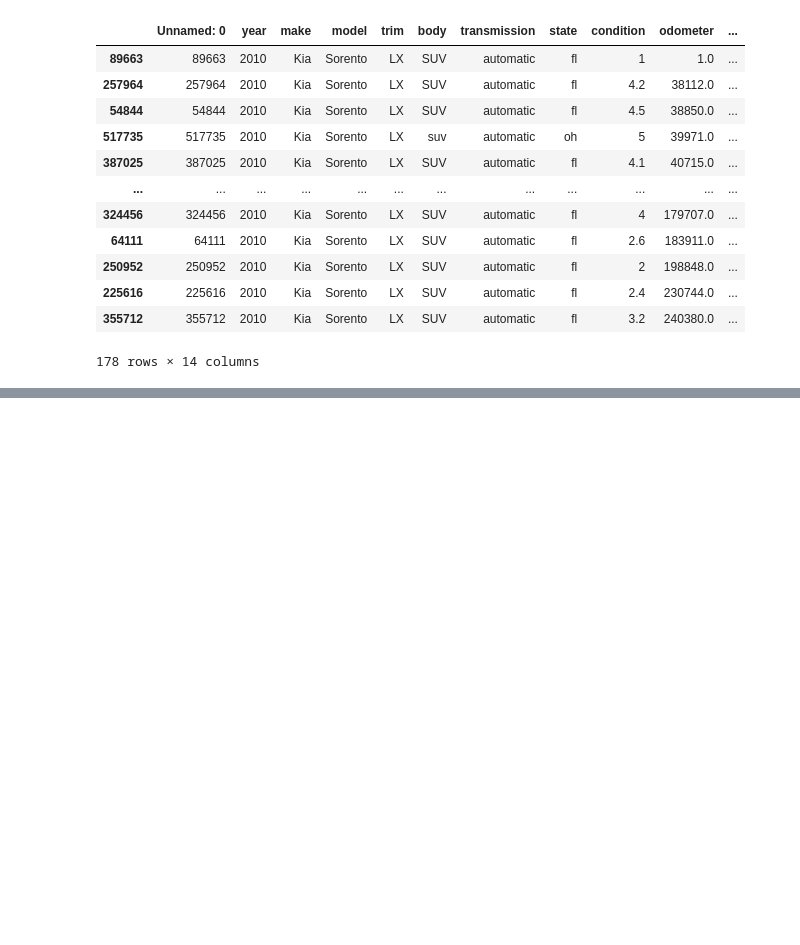
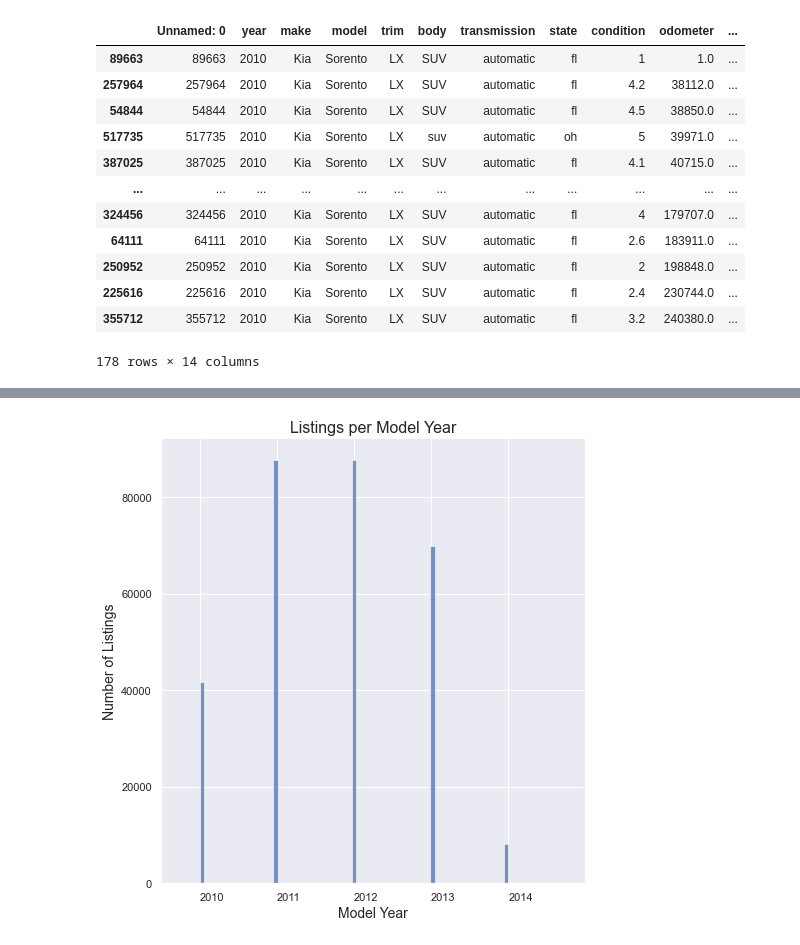
Before and after one commit to yiyuancui/car-price-analysis, a Jupyter notebook: car_price_analysis.ipynb, the cells around one changed output, grey strips where cells are left out. Cells and saved outputs as stored; diff of their text form; code cells hidden in the pictures; blank space fills up the shorter version.

```diff
--- a/car_price_analysis.ipynb
+++ b/car_price_analysis.ipynb
@@ -143,0 +129,14 @@ lx_df_2010.sort_values(by=['odometer'])
+# %%
+df = df[df['year'] >= 2010]
+# %%
+replace_values = {'kia' : 'Kia', 'acura' : 'Acura', 'volkswagen' : 'Volkswagen','gmc truck':'GMC','vw':'Volkswagen'
+                 ,'chevrolet':'Chevrolet','land rover':'Land Rover','cadillac':'Cadillac','buick':'Buick','gmc':'GMC'
+                 ,'honda':'Honda','smart':'Smart','nissan':'Nissan','audi':'Audi','maserati':'Maserati','hyundai':'Hyundai',
+                 'hyundai tk':'Hyundai','bmw':'BMW','mazda':'Mazda','mazda tk':'Mazda','suzuki':'Suzuki','chrysler':'Chrysler',
+                 'toyota':'Toyota','mercedes':'Mercedes-Benz','dodge':"Dodge",'subaru':'Subaru','oldsmobile':'Oldsmobile',
+                 'mercedes-b':'Mercedes-Benz','mercury':'Mercury','jeep':'Jeep','porsche':'Porsche','lexus':'Lexus',
+                 'pontiac':'Pontiac','mitsubishi':'Mitsubishi','ford':'Ford','lincoln':'Lincoln'}
+
+df = df.replace({"make": replace_values})
+# %%
+df = df.dropna()
@@ -143,0 +163,13 @@ lx_df_2010.sort_values(by=['odometer'])
+# %%
+df.reset_index(inplace=True,drop=True)
+# %%
+ax = fig.gca()
+sns.displot(df.year,kde=False,height = 7)
+plt.title('Listings per Model Year',fontsize=16)
+plt.xticks(sorted(df.year.unique()),horizontalalignment='left')
+plt.ylabel('Number of Listings',fontsize=14)
+plt.xlabel('Model Year', fontsize=14)
+plt.xlim(2009.5,2015)
+plt.show()
+# %% [output]
+[figure, added]
```
Also changed, not shown: parts of 22 cells of this notebook.
